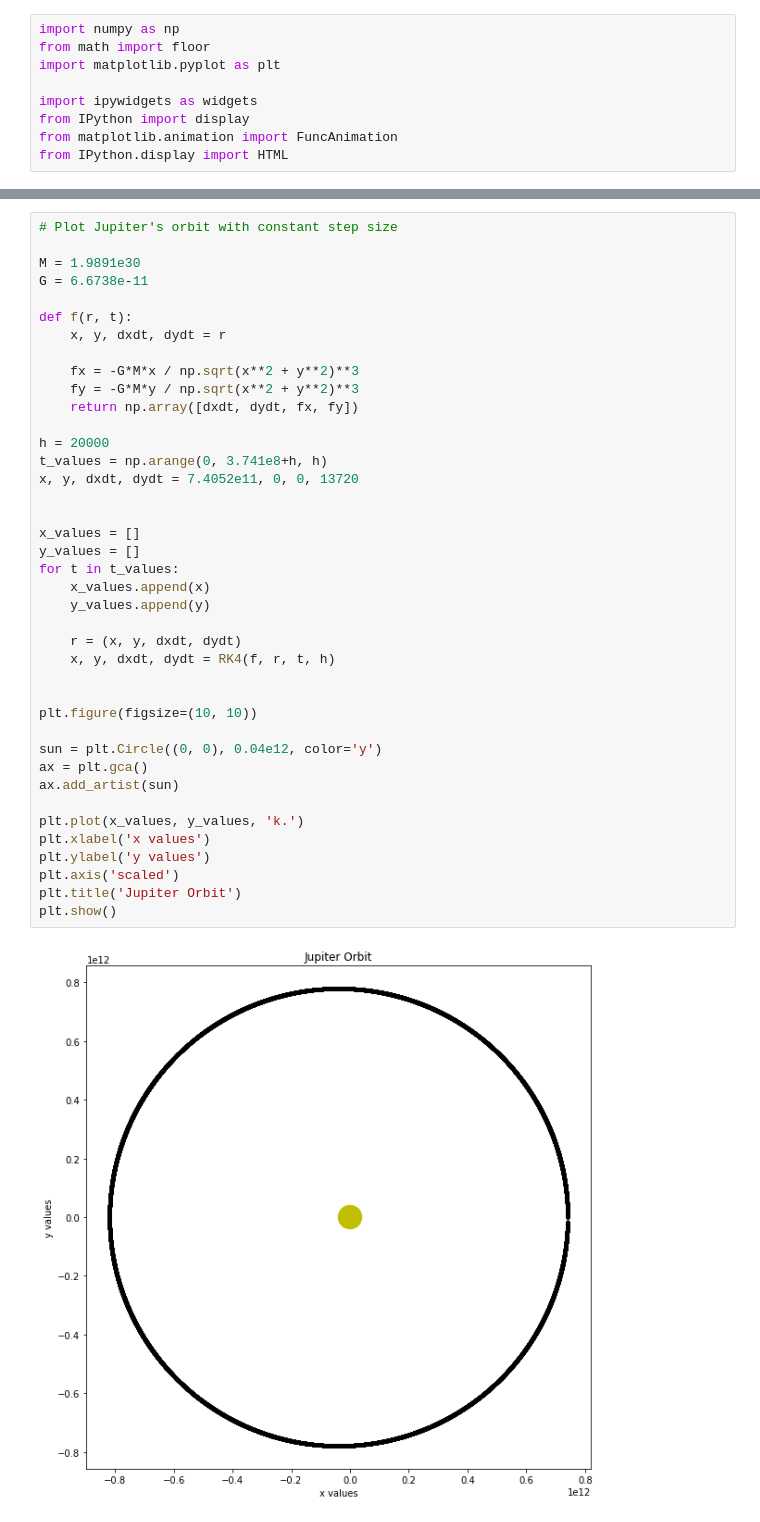
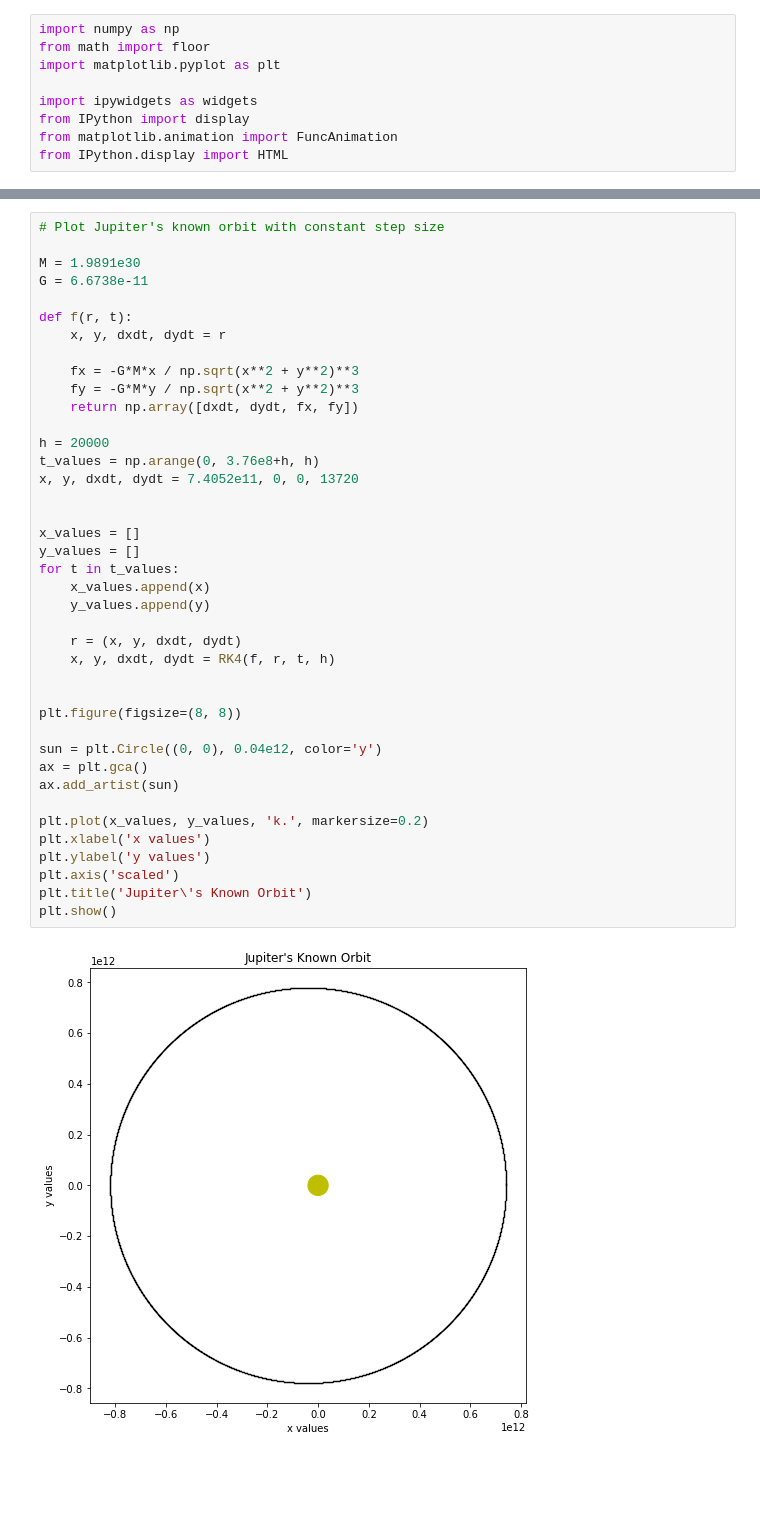
Before and after one commit to meh187/comp-methods-slingshot, a Jupyter notebook: Final Project Code.ipynb, the cells around one changed output, grey strips where cells are left out. Cells and saved outputs as stored; diff of their text form; blank space fills up the shorter version.

Commit message:
Complete All Orbit Types

```diff
--- a/Final Project Code.ipynb
+++ b/Final Project Code.ipynb
@@ -21,7 +23,7 @@ def RK4(f, x, t, h):
 
     return x + (1/6)*(k1 + 2*k2 + 2*k3 + k4)
 # %%
-# Plot Jupiter's orbit with constant step size
+# Plot Jupiter's known orbit with constant step size
 
 M = 1.9891e30
 G = 6.6738e-11
@@ -30,36 +32,36 @@ def f(r, t):
     x, y, dxdt, dydt = r
 
     fx = -G*M*x / np.sqrt(x**2 + y**2)**3
     fy = -G*M*y / np.sqrt(x**2 + y**2)**3
     return np.array([dxdt, dydt, fx, fy])
 
 h = 20000
-t_values = np.arange(0, 3.741e8+h, h)
+t_values = np.arange(0, 3.76e8+h, h)
 x, y, dxdt, dydt = 7.4052e11, 0, 0, 13720
 
 
 x_values = []
 y_values = []
 for t in t_values:
     x_values.append(x)
     y_values.append(y)
 
     r = (x, y, dxdt, dydt)
     x, y, dxdt, dydt = RK4(f, r, t, h)
 
 
-plt.figure(figsize=(10, 10))
+plt.figure(figsize=(8, 8))
 
 sun = plt.Circle((0, 0), 0.04e12, color='y')
 ax = plt.gca()
 ax.add_artist(sun)
 
-plt.plot(x_values, y_values, 'k.')
+plt.plot(x_values, y_values, 'k.', markersize=0.2)
 plt.xlabel('x values')
 plt.ylabel('y values')
 plt.axis('scaled')
-plt.title('Jupiter Orbit')
+plt.title('Jupiter\'s Known Orbit')
 plt.show()
 # %% [output]
-[figure, old version]
+[figure, new version]
 # %%
```
Also changed, not shown: parts of 11 cells of this notebook.
